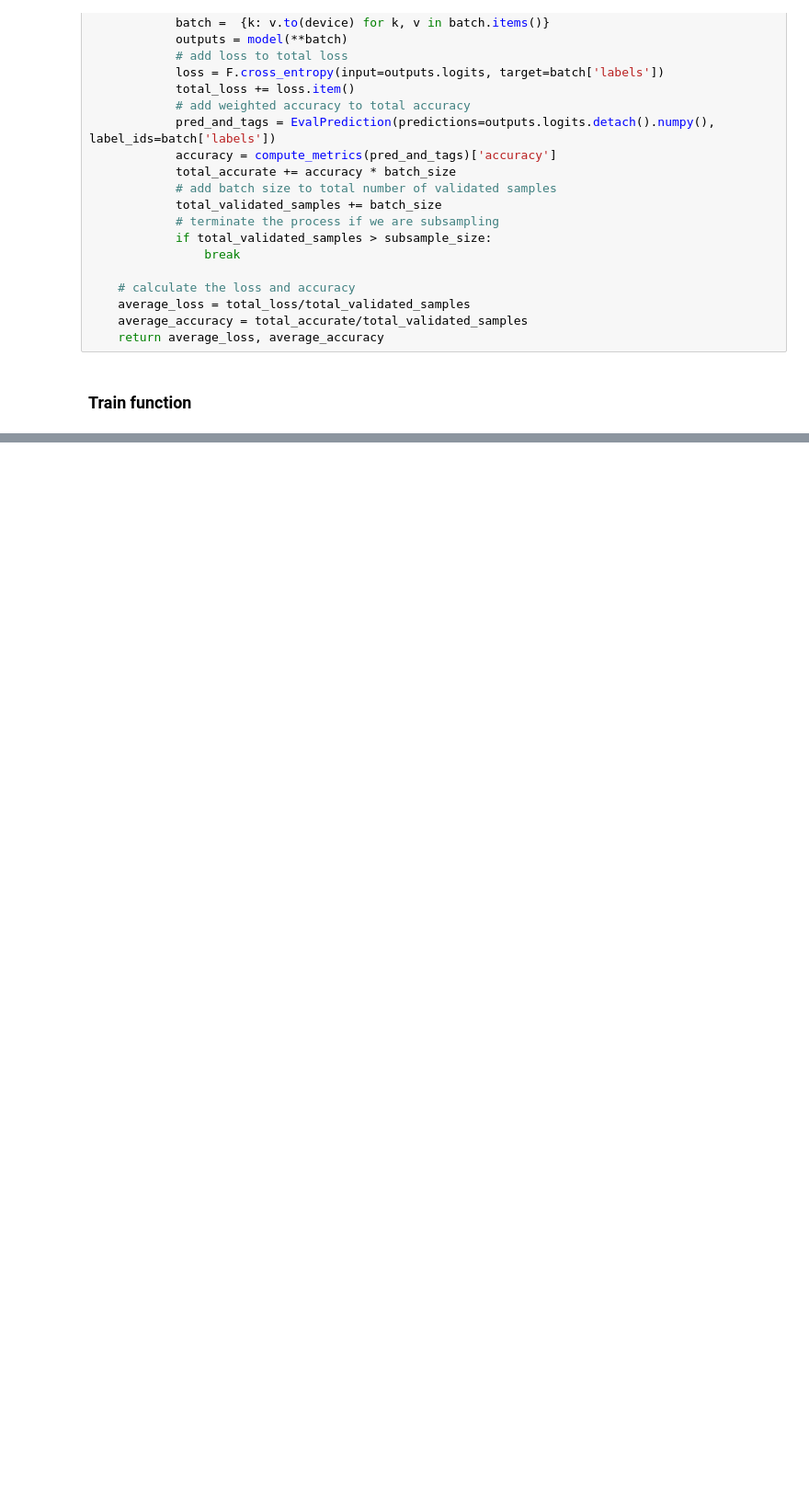
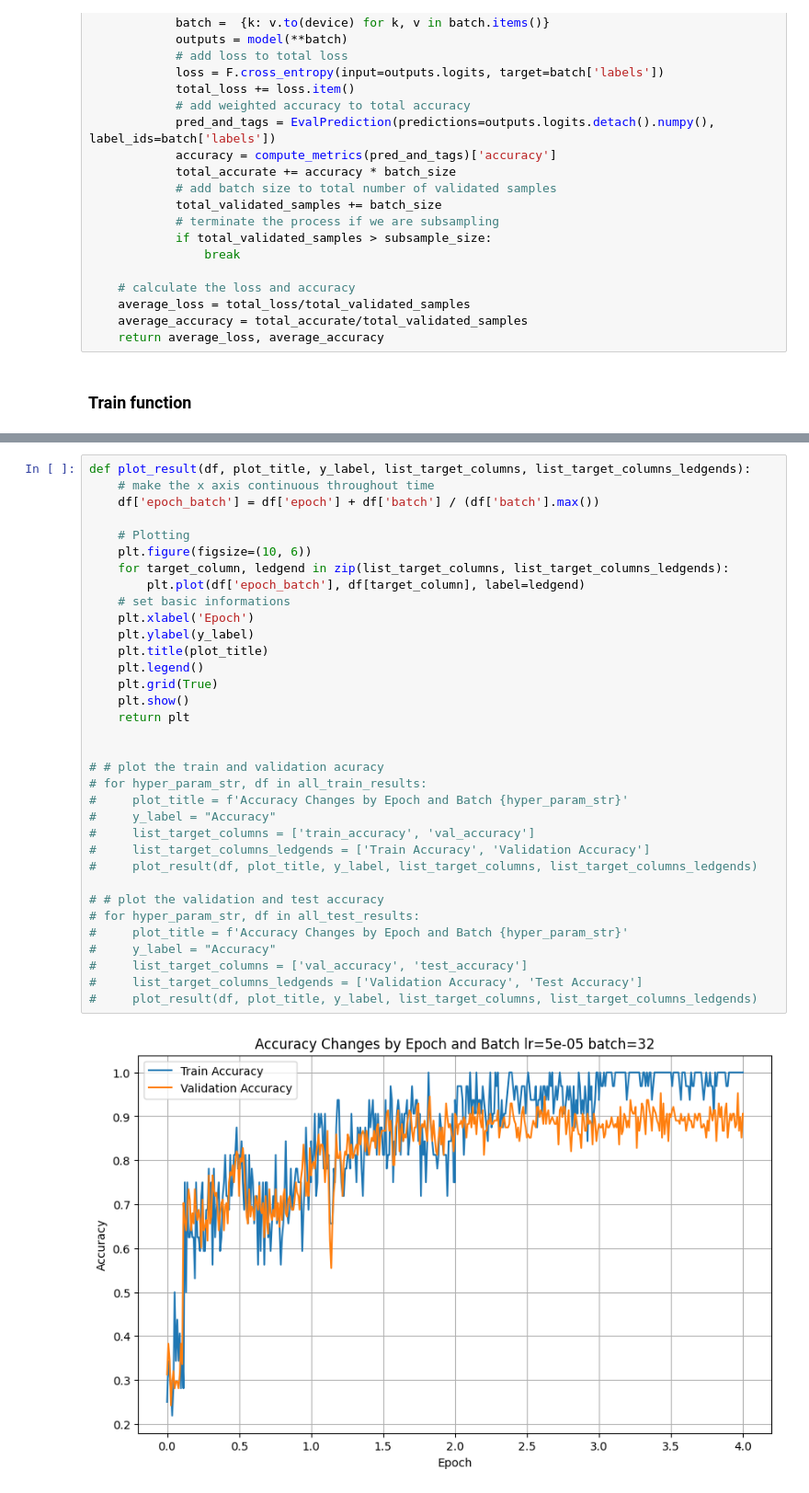
Before and after one commit to samyiin/ParaphraseAnalysis, a Jupyter notebook: deberta-v3-base.ipynb, the cells around one changed output, grey strips where cells are left out. Shown at 92% size. Drawn from its saved outputs; the diff is of its cells as text; blank space fills up the shorter version.

```diff
--- a/deberta-v3-base.ipynb
+++ b/deberta-v3-base.ipynb
@@ -279,0 +336,36 @@ KeyboardInterrupt:
+# %%
+def plot_result(df, plot_title, y_label, list_target_columns, list_target_columns_ledgends):
+    # make the x axis continuous throughout time
+    df['epoch_batch'] = df['epoch'] + df['batch'] / (df['batch'].max())
+
+    # Plotting
+    plt.figure(figsize=(10, 6))
+    for target_column, ledgend in zip(list_target_columns, list_target_columns_ledgends):
+        plt.plot(df['epoch_batch'], df[target_column], label=ledgend)
+    # set basic informations
+    plt.xlabel('Epoch')
+    plt.ylabel(y_label)
+    plt.title(plot_title)
+    plt.legend()
+    plt.grid(True)
+    plt.show()
+    return plt
+
+
+# # plot the train and validation acuracy
+# for hyper_param_str, df in all_train_results:
+#     plot_title = f'Accuracy Changes by Epoch and Batch {hyper_param_str}'
+#     y_label = "Accuracy"
+#     list_target_columns = ['train_accuracy', 'val_accuracy']
+#     list_target_columns_ledgends = ['Train Accuracy', 'Validation Accuracy']
+#     plot_result(df, plot_title, y_label, list_target_columns, list_target_columns_ledgends)
+
+# # plot the validation and test accuracy
+# for hyper_param_str, df in all_test_results:
+#     plot_title = f'Accuracy Changes by Epoch and Batch {hyper_param_str}'
+#     y_label = "Accuracy"
+#     list_target_columns = ['val_accuracy', 'test_accuracy']
+#     list_target_columns_ledgends = ['Validation Accuracy', 'Test Accuracy']
+#     plot_result(df, plot_title, y_label, list_target_columns, list_target_columns_ledgends)
+# %% [output]
+[figure, added]
```
Also changed, not shown: parts of 18 cells of this notebook, 2 other files.
